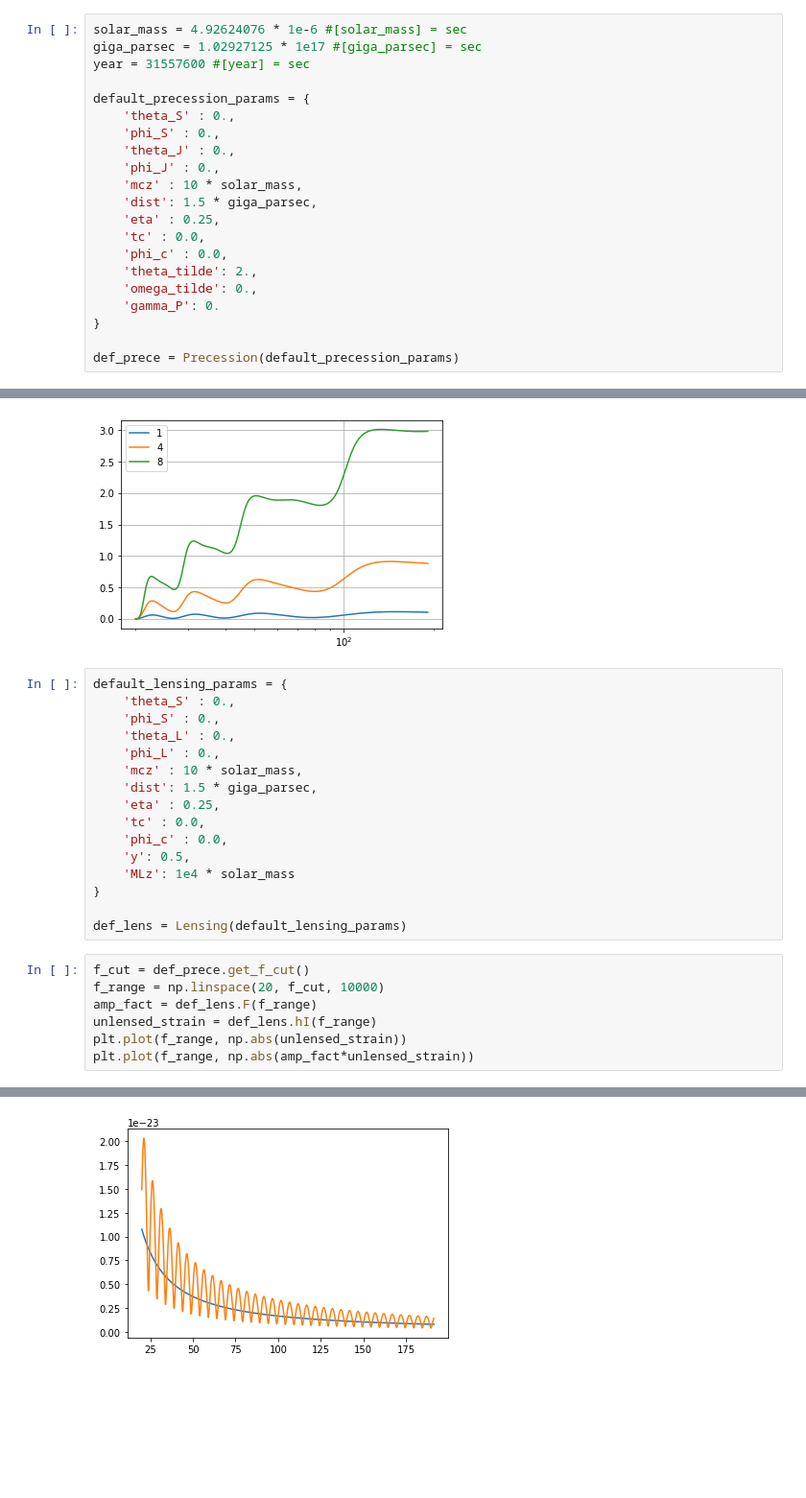
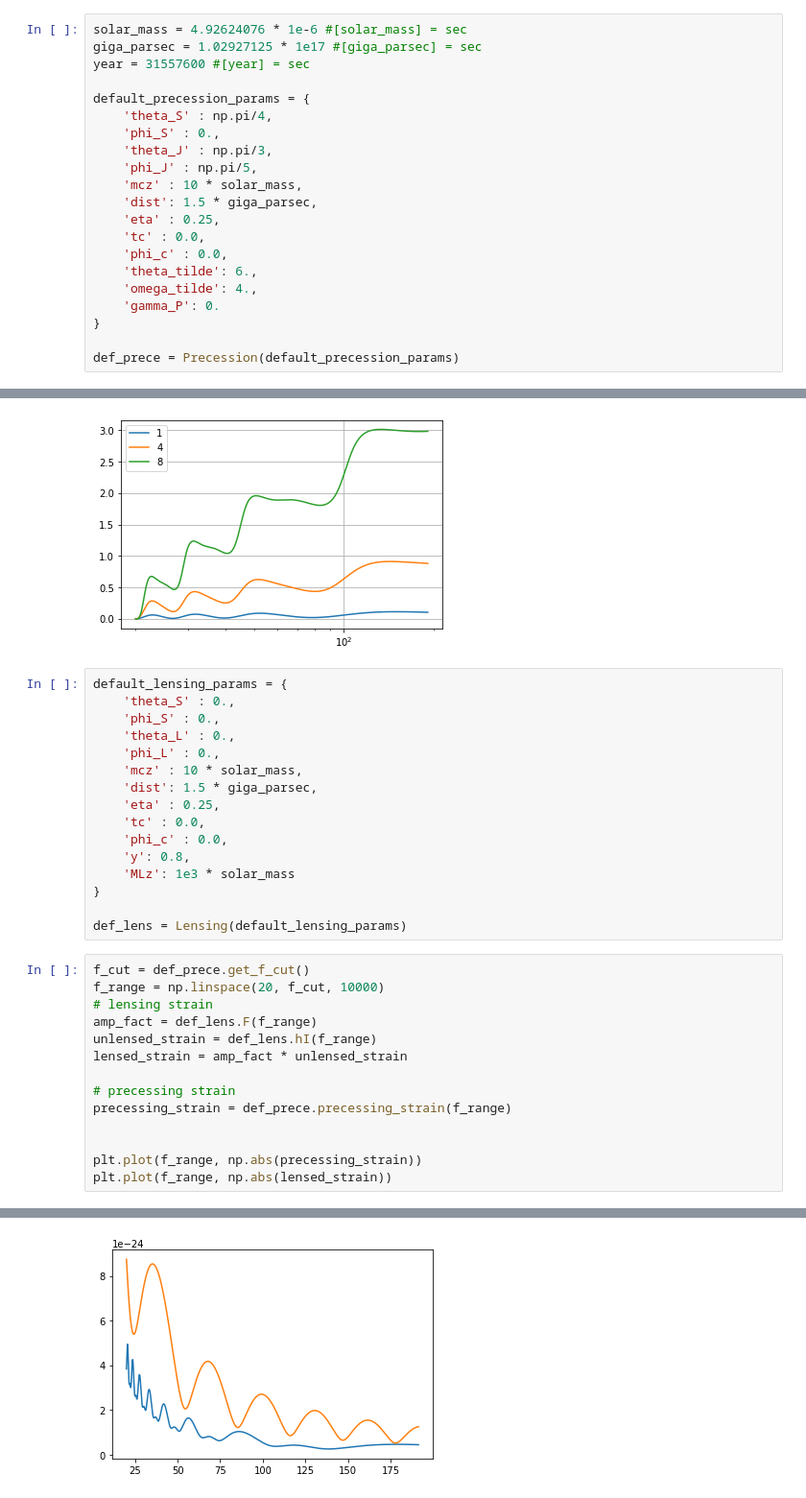
Before and after one commit to estoikos4/Lensing-Precession, a Jupyter notebook: test.ipynb, the cells around one changed output, grey strips where cells are left out. Shown at 96% size. Drawn from its saved outputs; the diff is of its cells as text; blank space fills up the shorter version.

```diff
--- a/test.ipynb
+++ b/test.ipynb
@@ -10,17 +10,17 @@ giga_parsec = 1.02927125 * 1e17 #[giga_parsec] = sec
 year = 31557600 #[year] = sec
 
 default_precession_params = {
-    'theta_S' : 0.,
+    'theta_S' : np.pi/4,
     'phi_S' : 0.,
-    'theta_J' : 0.,
-    'phi_J' : 0.,
+    'theta_J' : np.pi/3,
+    'phi_J' : np.pi/5,
     'mcz' : 10 * solar_mass,
     'dist': 1.5 * giga_parsec,
     'eta' : 0.25,
     'tc' : 0.0,
     'phi_c' : 0.0,
-    'theta_tilde': 2.,
-    'omega_tilde': 0.,
+    'theta_tilde': 6.,
+    'omega_tilde': 4.,
     'gamma_P': 0.
 }
 
@@ -99,18 +99,25 @@ default_lensing_params = {
     'eta' : 0.25,
     'tc' : 0.0,
     'phi_c' : 0.0,
-    'y': 0.5,
-    'MLz': 1e4 * solar_mass
+    'y': 0.8,
+    'MLz': 1e3 * solar_mass
 }
 
 def_lens = Lensing(default_lensing_params)
 # %%
 f_cut = def_prece.get_f_cut()
 f_range = np.linspace(20, f_cut, 10000)
+# lensing strain
 amp_fact = def_lens.F(f_range)
 unlensed_strain = def_lens.hI(f_range)
-plt.plot(f_range, np.abs(unlensed_strain))
-plt.plot(f_range, np.abs(amp_fact*unlensed_strain))
+lensed_strain = amp_fact * unlensed_strain
+
+# precessing strain
+precessing_strain = def_prece.precessing_strain(f_range)
+
+
+plt.plot(f_range, np.abs(precessing_strain))
+plt.plot(f_range, np.abs(lensed_strain))
 # %% [output]
 [<matplotlib.lines.Line2D at 0x...>]
-[figure, old version]
+[figure, new version]
```
Also changed, not shown: parts of 2 cells of this notebook, 14 other files.
